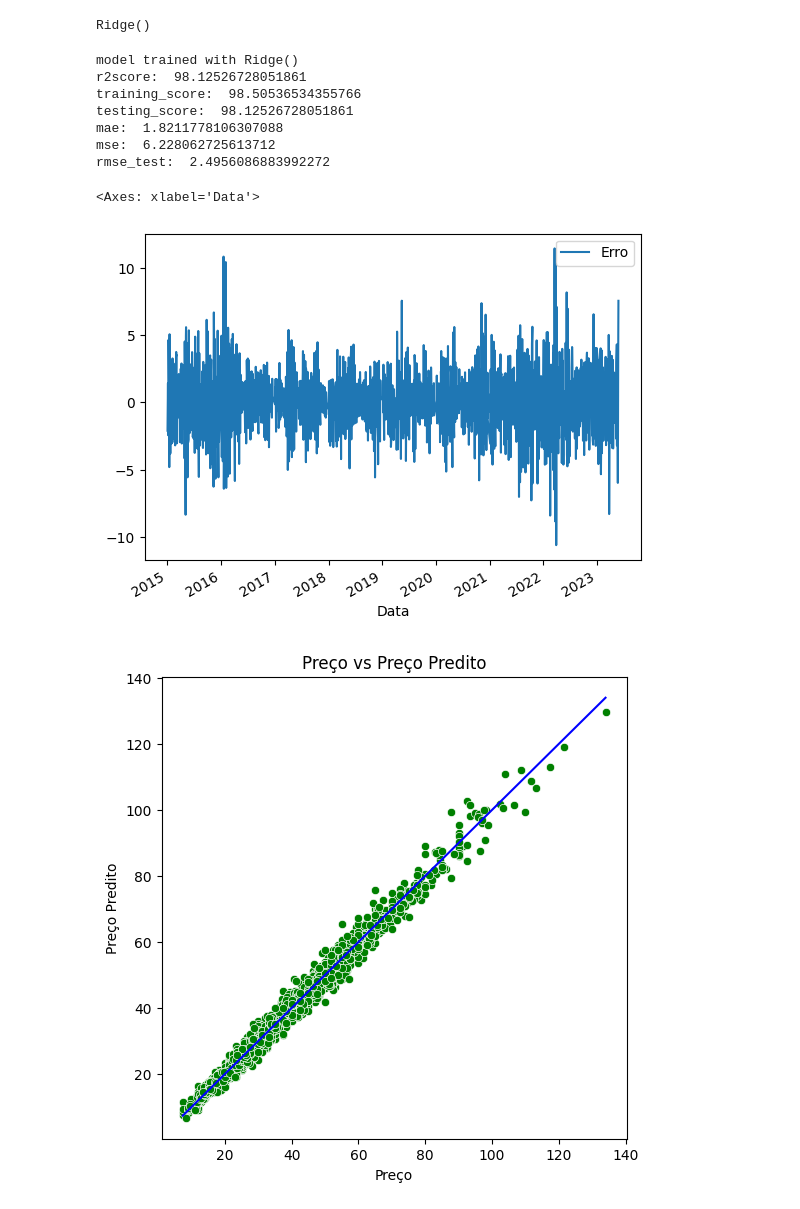
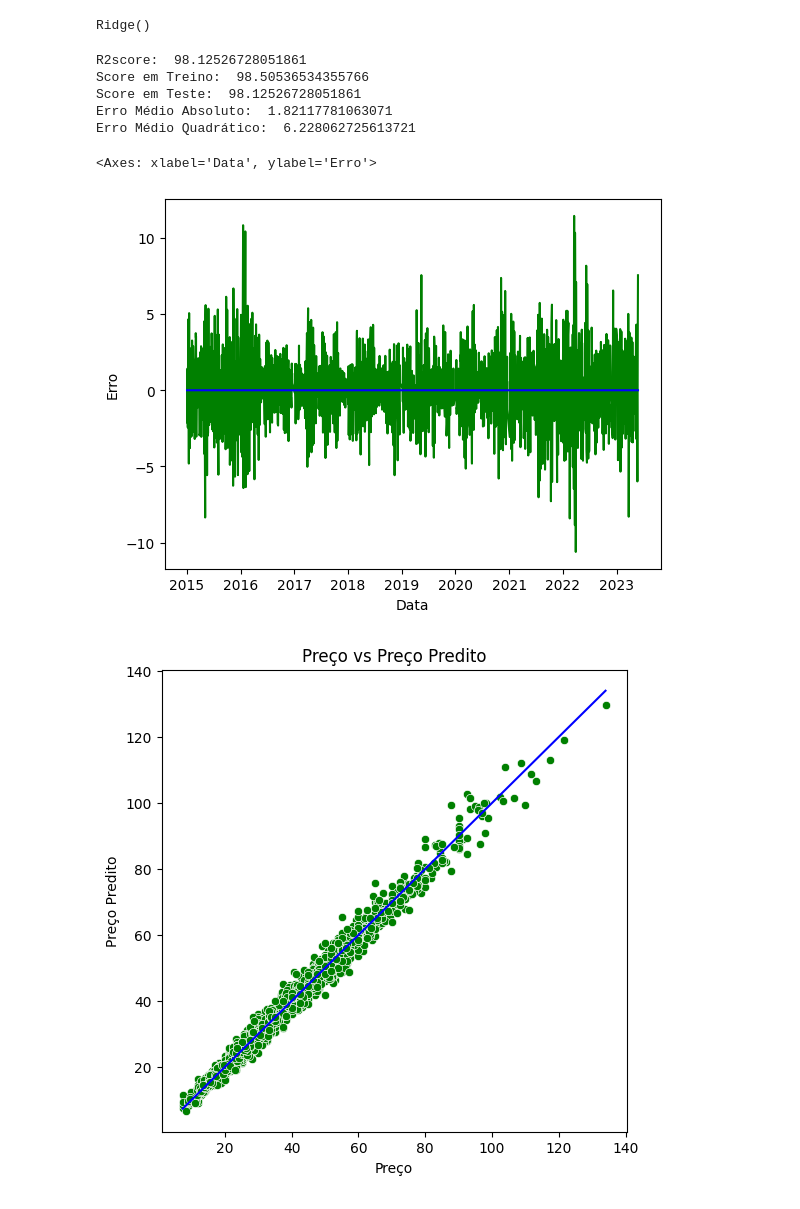
Before and after one commit to Arilson-X/C318-tomato-price-forecast, a Jupyter notebook: Apresentação_C318.ipynb, the cells around one changed output. Drawn from its saved outputs; the diff is of its cells as text; code cells hidden in the pictures.

```diff
--- a/Apresentação_C318.ipynb
+++ b/Apresentação_C318.ipynb
@@ -398,42 +456,38 @@ AVARAGE RMSE: 5.827948236018031
 # %%
 x_train,x_test,y_train,y_test=train_test_split(x,y,test_size=0.2,random_state=0)
 # %%
-LR = Ridge()
+Modelo_Salada_AA = Ridge()
 # %%
-LR.fit(x_train,y_train)
+Modelo_Salada_AA.fit(x_train,y_train)
 # %% [output]
 Ridge()
 # %%
-print("model trained with {}".format(LR))
-training_score = LR.score(x_train, y_train)*100
-testing_score = LR.score(x_test, y_test)*100
-score = r2_score(y_test, LR.predict(x_test))*100
-mae = mean_absolute_error(y_test, LR.predict(x_test))
-mse = mean_squared_error(y_test, LR.predict(x_test))
-rmse = np.sqrt(mse)
-print("r2score: ",score)
-print("training_score: ", training_score)
-print("testing_score: ", testing_score)
-print("mae: ", mae)
-print("mse: ", mse)
-print("rmse_test: ", rmse)
+training_score = Modelo_Salada_AA.score(x_train, y_train)*100
+testing_score = Modelo_Salada_AA.score(x_test, y_test)*100
+score = r2_score(y_test, Modelo_Salada_AA.predict(x_test))*100
+mae = mean_absolute_error(y_test, Modelo_Salada_AA.predict(x_test))
+mse = mean_squared_error(y_test, Modelo_Salada_AA.predict(x_test))
+print("R2score: ",score)
+print("Score em Treino: ", training_score)
+print("Score em Teste: ", testing_score)
+print("Erro Médio Absoluto: ", mae)
+print("Erro Médio Quadrático: ", mse)
 # %% [output]
-model trained with Ridge()
-r2score:  98.12526728051861
-training_score:  98.50536534355766
-testing_score:  98.12526728051861
-mae:  1.8211778106307088
-mse:  6.228062725613712
-rmse_test:  2.4956086883992272
+R2score:  98.12526728051861
+Score em Treino:  98.50536534355766
+Score em Teste:  98.12526728051861
+Erro Médio Absoluto:  1.82117781063071
+Erro Médio Quadrático:  6.228062725613721
 # %%
-y_pred = LR.predict(x)
+y_pred = Modelo_Salada_AA.predict(x)
 # %%
 df_sp_salada_AA['Preço Predito'] = y_pred
 df_sp_salada_AA['Erro'] = df_sp_salada_AA['Preço Predito'] - df_sp_salada_AA['Preço']
-df_sp_salada_AA.plot.line(y='Erro',x='Data')
+sns.lineplot(data = df_sp_salada_AA, x="Data", y = "Erro",color="green")
+sns.lineplot(data = df_sp_salada_AA, x="Data", y = 0,color="blue")
 # %% [output]
-<Axes: xlabel='Data'>
+<Axes: xlabel='Data', ylabel='Erro'>
-[figure, old version]
+[figure, new version]
 # %%
 plt.figure(figsize=(6,6))
 sns.scatterplot(data = df_sp_salada_AA, x="Preço", y = "Preço Predito",color="green")
```
Also changed, not shown: parts of 9 cells of this notebook.
